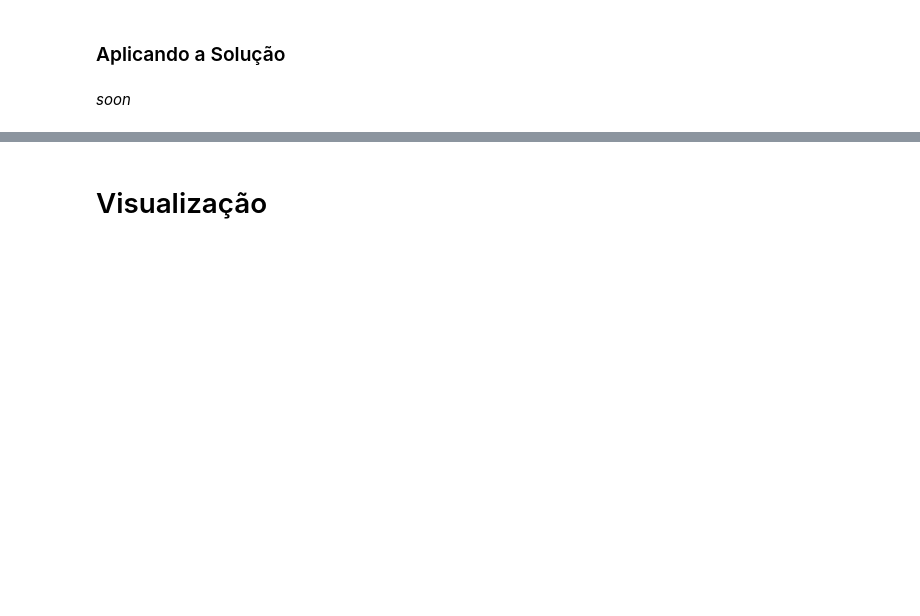
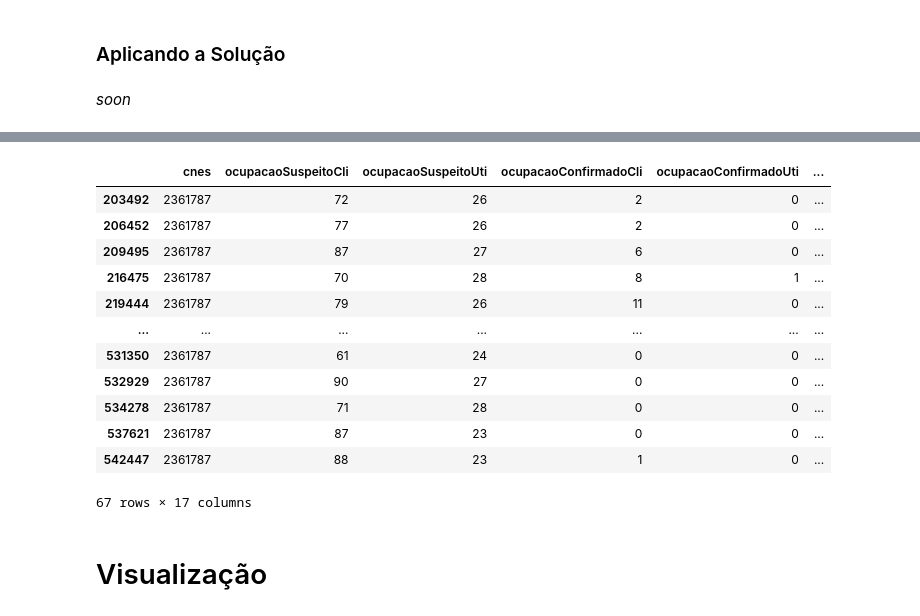
Before and after one commit to lucascorumba/study-projects, a Jupyter notebook: covid-hospital/analysis.ipynb, the cells around one changed output, grey strips where cells are left out. Cells and saved outputs as stored; diff of their text form; code cells hidden in the pictures; blank space fills up the shorter version.

```diff
--- a/covid-hospital/analysis.ipynb
+++ b/covid-hospital/analysis.ipynb
@@ -1444,3 +1446,5 @@ df['totalObitos'] = df['saidaSuspeitaObitos'] + df['saidaConfirmadaAltas']
+# %%
+df['totalSaidas'] = df['totalAltas'] + df['totalObitos']
 # %% [markdown]
 **Região**
 # %%
@@ -1933,3 +1957,19 @@ err_dict
+# %%
+df.loc[df['cnes'] == 2361787]
+# %% [output]
+|  | cnes | ocupacaoSuspeitoCli | ocupacaoSuspeitoUti | ocupacaoConfirmadoCli | ocupacaoConfirmadoUti | ... |
+| 203492 | 2361787 | 72 | 26 | 2 | 0 | ... |
+| 206452 | 2361787 | 77 | 26 | 2 | 0 | ... |
+| 209495 | 2361787 | 87 | 27 | 6 | 0 | ... |
+| 216475 | 2361787 | 70 | 28 | 8 | 1 | ... |
+| 219444 | 2361787 | 79 | 26 | 11 | 0 | ... |
+| ... | ... | ... | ... | ... | ... | ... |
+| 531350 | 2361787 | 61 | 24 | 0 | 0 | ... |
+| 532929 | 2361787 | 90 | 27 | 0 | 0 | ... |
+| 534278 | 2361787 | 71 | 28 | 0 | 0 | ... |
+| 537621 | 2361787 | 87 | 23 | 0 | 0 | ... |
+| 542447 | 2361787 | 88 | 23 | 1 | 0 | ... |
+67 rows × 17 columns
 # %% [markdown]
 # Visualização<a id="13"></a>
 # %% [markdown]
```
Also changed, not shown: parts of 6 cells of this notebook.
